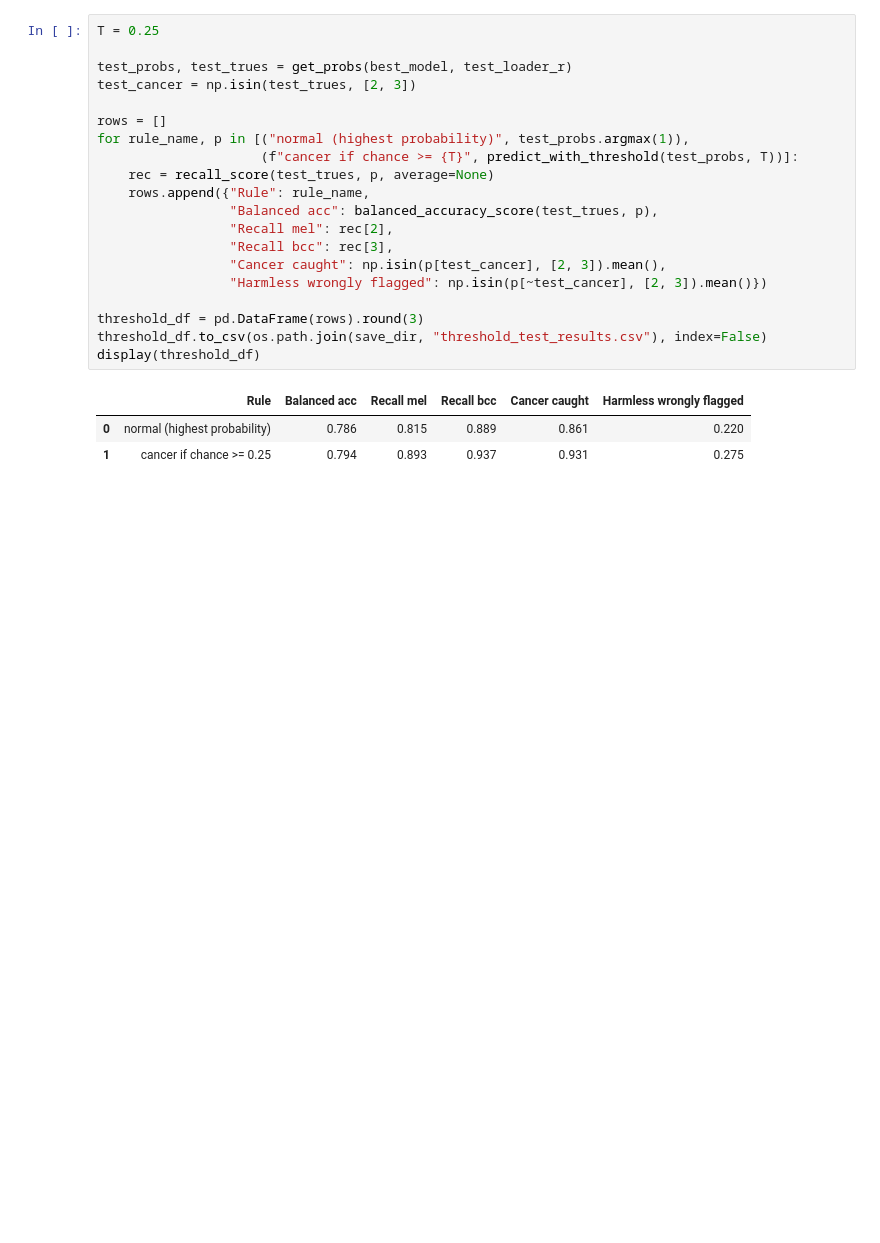
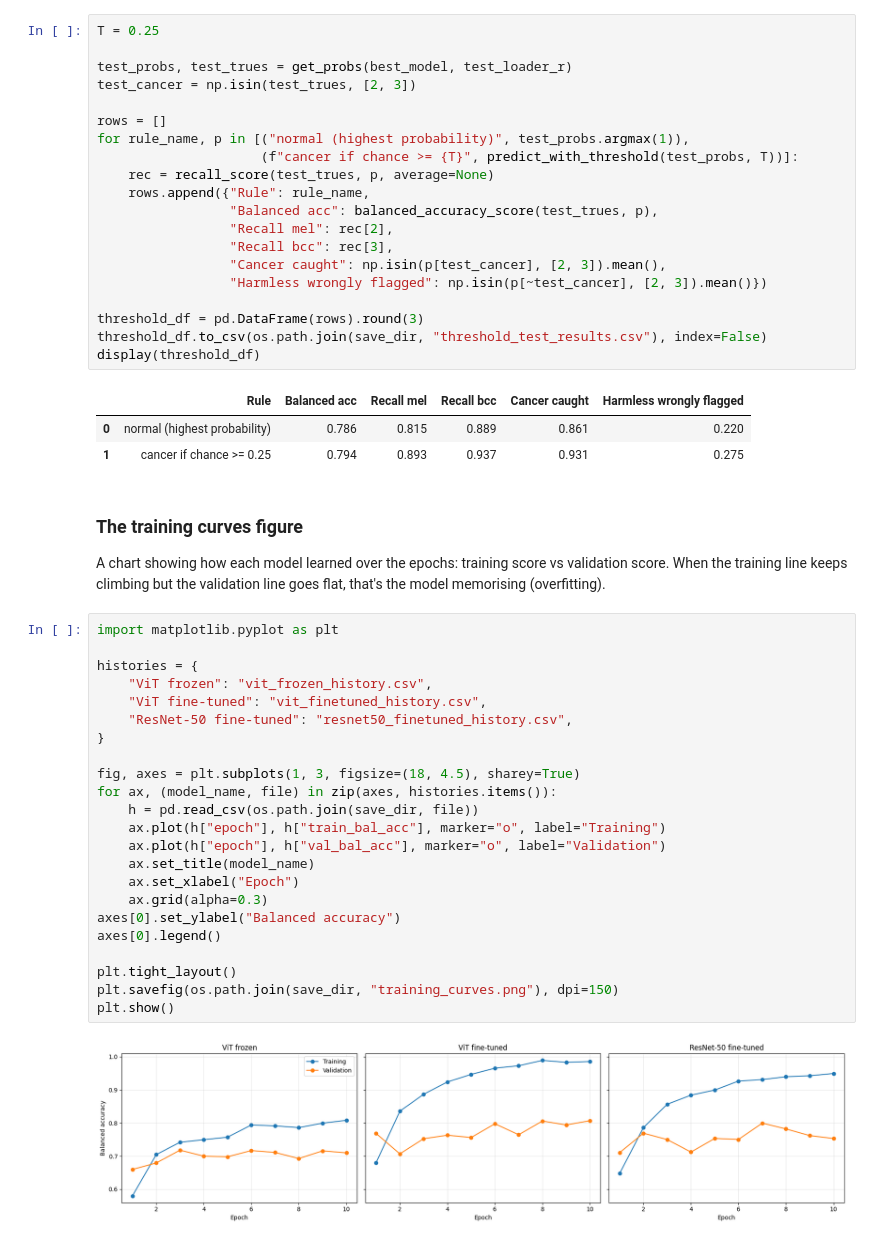
Before and after one commit to Lornatt88/maai901-vision-project, a Jupyter notebook: notebooks/02_training.ipynb, the cells around one changed output. Cells and saved outputs as stored; diff of their text form; blank space fills up the shorter version.

Commit message:
built the curve

```diff
--- a/notebooks/02_training.ipynb
+++ b/notebooks/02_training.ipynb
@@ -728,3 +728,32 @@ display(threshold_df)
 |  | Rule | Balanced acc | Recall mel | Recall bcc | Cancer caught | Harmless wrongly flagged |
 | 0 | normal (highest probability) | 0.786 | 0.815 | 0.889 | 0.861 | 0.220 |
 | 1 | cancer if chance >= 0.25 | 0.794 | 0.893 | 0.937 | 0.931 | 0.275 |
+# %% [markdown]
+### **The training curves figure**
+
+A chart showing how each model learned over the epochs: training score vs validation score. When the training line keeps climbing but the validation line goes flat, that's the model memorising (overfitting).
+# %%
+import matplotlib.pyplot as plt
+
+histories = {
+    "ViT frozen": "vit_frozen_history.csv",
+    "ViT fine-tuned": "vit_finetuned_history.csv",
+    "ResNet-50 fine-tuned": "resnet50_finetuned_history.csv",
+}
+
+fig, axes = plt.subplots(1, 3, figsize=(18, 4.5), sharey=True)
+for ax, (model_name, file) in zip(axes, histories.items()):
+    h = pd.read_csv(os.path.join(save_dir, file))
+    ax.plot(h["epoch"], h["train_bal_acc"], marker="o", label="Training")
+    ax.plot(h["epoch"], h["val_bal_acc"], marker="o", label="Validation")
+    ax.set_title(model_name)
+    ax.set_xlabel("Epoch")
+    ax.grid(alpha=0.3)
+axes[0].set_ylabel("Balanced accuracy")
+axes[0].legend()
+
+plt.tight_layout()
+plt.savefig(os.path.join(save_dir, "training_curves.png"), dpi=150)
+plt.show()
+# %% [output]
+[figure, added]
```
Also changed, not shown: parts of 1 cell of this notebook.
